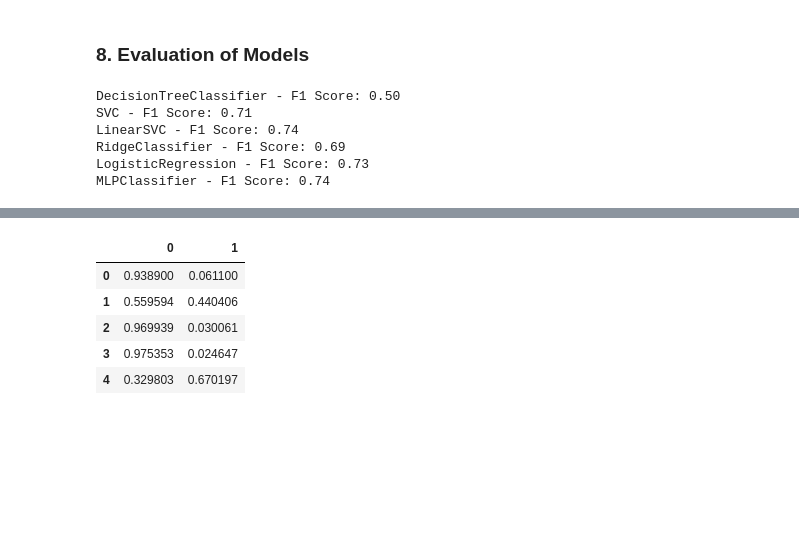
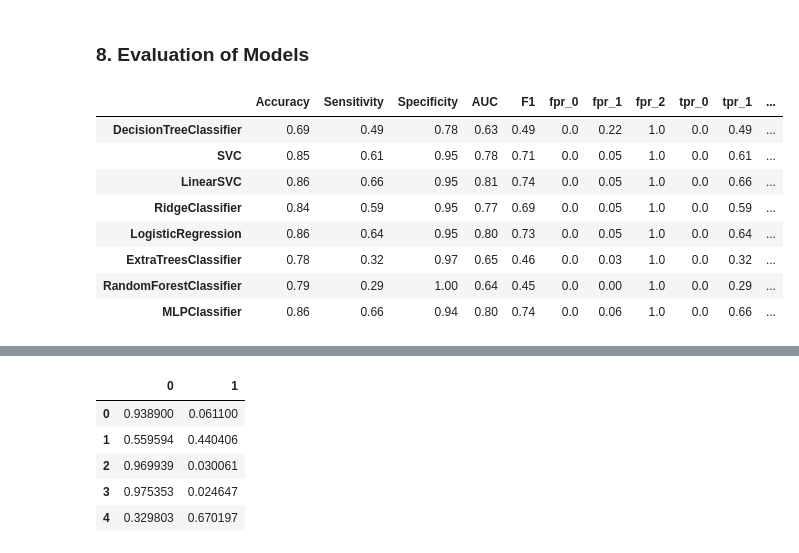
Before and after one commit to hksantosh/sscm, a Jupyter notebook: capstone/Intelligent_Supplier_Selection.ipynb, the cells around one changed output, grey strips where cells are left out. Saved outputs shown, nothing was run; the diff lists cells and outputs as text; code cells hidden in the pictures; blank space fills up the shorter version.

```diff
--- a/capstone/Intelligent_Supplier_Selection.ipynb
+++ b/capstone/Intelligent_Supplier_Selection.ipynb
@@ -175,16 +201,36 @@ models = [tree.DecisionTreeClassifier(), svm.SVC(), svm.LinearSVC(), RidgeClassi
             MLPClassifier(solver='lbfgs', alpha=1e-5, hidden_layer_sizes=(5, 2), random_state=1, max_iter=9999)]
 # %% [markdown]
 ### 8. Evaluation of Models
-# %%
-for model in models:
-  model.fit(X_train, Y_train)
-  prediction = model.predict(X_test)
-
-  print(type(model).__name__ + ' - F1 Score: %.2f' % metrics.f1_score(Y_test, prediction))
-# %% [output]
-DecisionTreeClassifier - F1 Score: 0.50
-SVC - F1 Score: 0.71
-LinearSVC - F1 Score: 0.74
-RidgeClassifier - F1 Score: 0.69
-LogisticRegression - F1 Score: 0.73
-MLPClassifier - F1 Score: 0.74
+# %%
+metrics_df = pd.DataFrame()
+predictions = {}
+
+for model in models:
+  name = type(model).__name__
+  model.fit(X_train, Y_train)
+  prediction = model.predict(X_test)
+  tn, fp, fn, tp = metrics.confusion_matrix(Y_test, prediction).ravel()
+  sensitivity = tp / (tp+fn)
+  specificity = tn / (tn+fp)
+  predictions[name] = prediction
+  fpr, tpr, _ = metrics.roc_curve(Y_test, prediction)
+
+  metrics_df.at[name,'Accuracy'] = metrics.accuracy_score(Y_test, prediction)
+  metrics_df.at[name,'Sensitivity'] = sensitivity
+  metrics_df.at[name,'Specificity'] = specificity
+  metrics_df.at[name,'AUC'] = metrics.roc_auc_score(Y_test, prediction)
+  metrics_df.at[name,'F1'] = metrics.f1_score(Y_test, prediction)
+  metrics_df.at[name,'fpr_0'], metrics_df.at[name,'fpr_1'], metrics_df.at[name,'fpr_2']  = fpr
+  metrics_df.at[name,'tpr_0'], metrics_df.at[name,'tpr_1'], metrics_df.at[name,'tpr_2']  = tpr
+
+display(round(metrics_df,2))
+# %% [output]
+|  | Accuracy | Sensitivity | Specificity | AUC | F1 | fpr_0 | fpr_1 | fpr_2 | tpr_0 | tpr_1 | ... |
+| DecisionTreeClassifier | 0.69 | 0.49 | 0.78 | 0.63 | 0.49 | 0.0 | 0.22 | 1.0 | 0.0 | 0.49 | ... |
+| SVC | 0.85 | 0.61 | 0.95 | 0.78 | 0.71 | 0.0 | 0.05 | 1.0 | 0.0 | 0.61 | ... |
+| LinearSVC | 0.86 | 0.66 | 0.95 | 0.81 | 0.74 | 0.0 | 0.05 | 1.0 | 0.0 | 0.66 | ... |
+| RidgeClassifier | 0.84 | 0.59 | 0.95 | 0.77 | 0.69 | 0.0 | 0.05 | 1.0 | 0.0 | 0.59 | ... |
+| LogisticRegression | 0.86 | 0.64 | 0.95 | 0.80 | 0.73 | 0.0 | 0.05 | 1.0 | 0.0 | 0.64 | ... |
+| ExtraTreesClassifier | 0.78 | 0.32 | 0.97 | 0.65 | 0.46 | 0.0 | 0.03 | 1.0 | 0.0 | 0.32 | ... |
+| RandomForestClassifier | 0.79 | 0.29 | 1.00 | 0.64 | 0.45 | 0.0 | 0.00 | 1.0 | 0.0 | 0.29 | ... |
+| MLPClassifier | 0.86 | 0.66 | 0.94 | 0.80 | 0.74 | 0.0 | 0.06 | 1.0 | 0.0 | 0.66 | ... |
```
Also changed, not shown: parts of 6 cells of this notebook.
